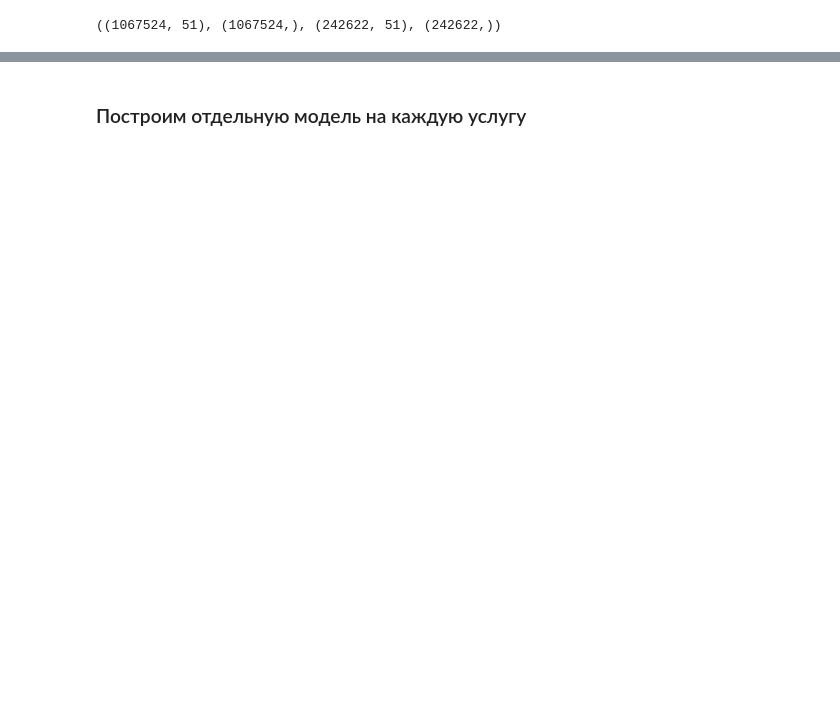
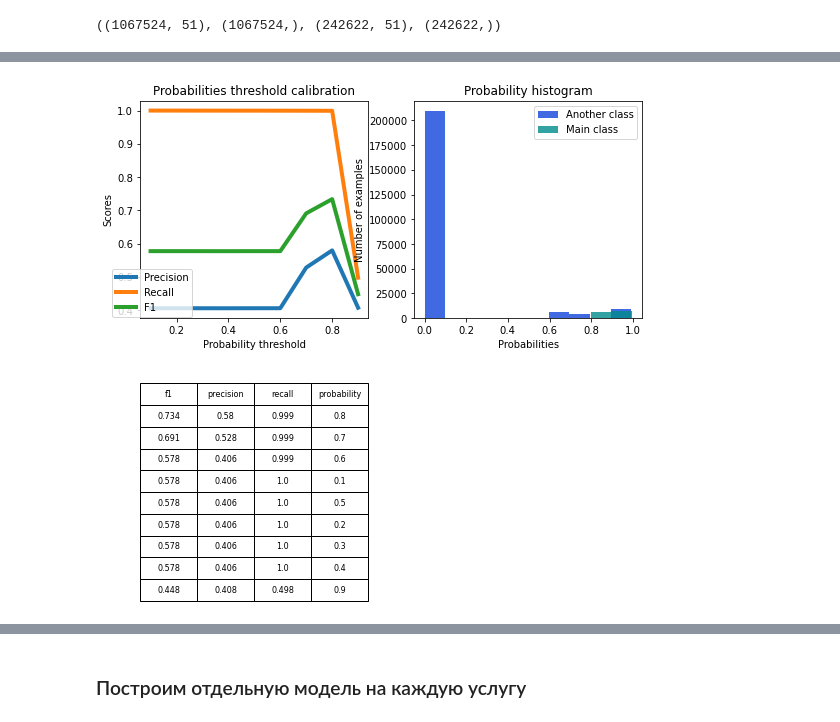
Before and after one commit to kate-ds/Megafon_project, a Jupyter notebook: megafon_models.ipynb, the cells around one changed output, grey strips where cells are left out. Cells and saved outputs as stored; diff of their text form; code cells hidden in the pictures; blank space fills up the shorter version.

Commit message:
add models and predict

```diff
--- a/megafon_models.ipynb
+++ b/megafon_models.ipynb
@@ -126,6 +106,6 @@ def show_proba_calibration_plots(y_predicted_probs, y_true_labels):
 # %%
 %%time
 
-train = pd.read_csv('/content/drive/MyDrive/megafon/data/train_merged_pca.csv')
-test = pd.read_csv('/content/drive/MyDrive/megafon/data/test_merged_pca.csv')
+train = pd.read_csv('data/train_merged_pca.csv')
+test = pd.read_csv('data/test_merged_pca.csv')
 # %% [output]
@@ -528,0 +563,10 @@ target
+# %%
+# подберем отсечку по вероятности
+
+y_train_pred = lr.predict(X_train)
+y_test_pred = lr.predict_proba(X_test)
+
+
+show_proba_calibration_plots(y_test_pred[:,1], y_test)
+# %% [output]
+[figure, added]
```
Also changed, not shown: parts of 64 cells of this notebook.
